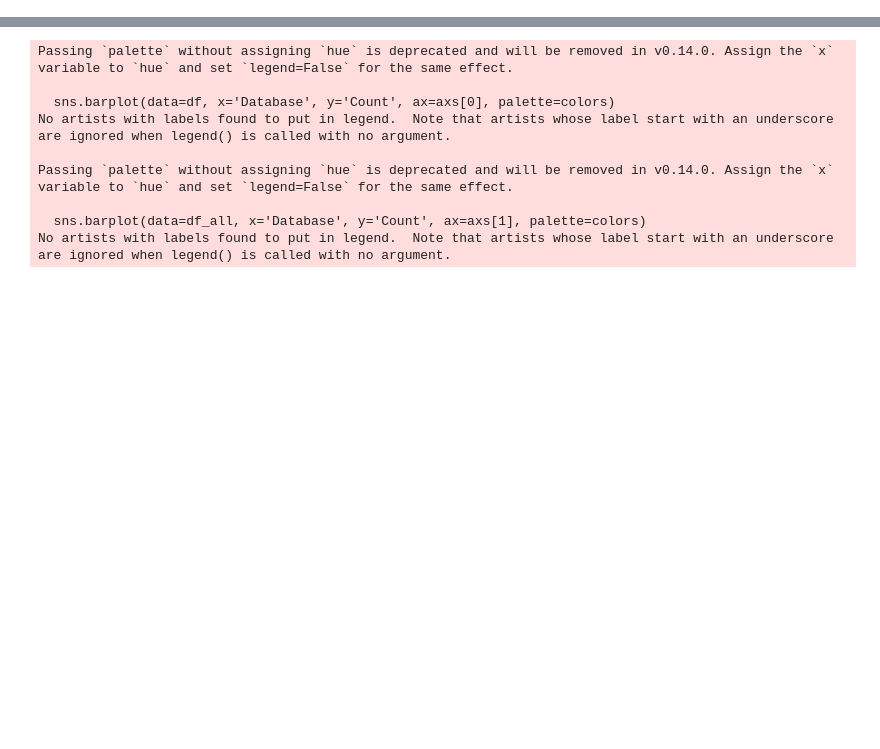
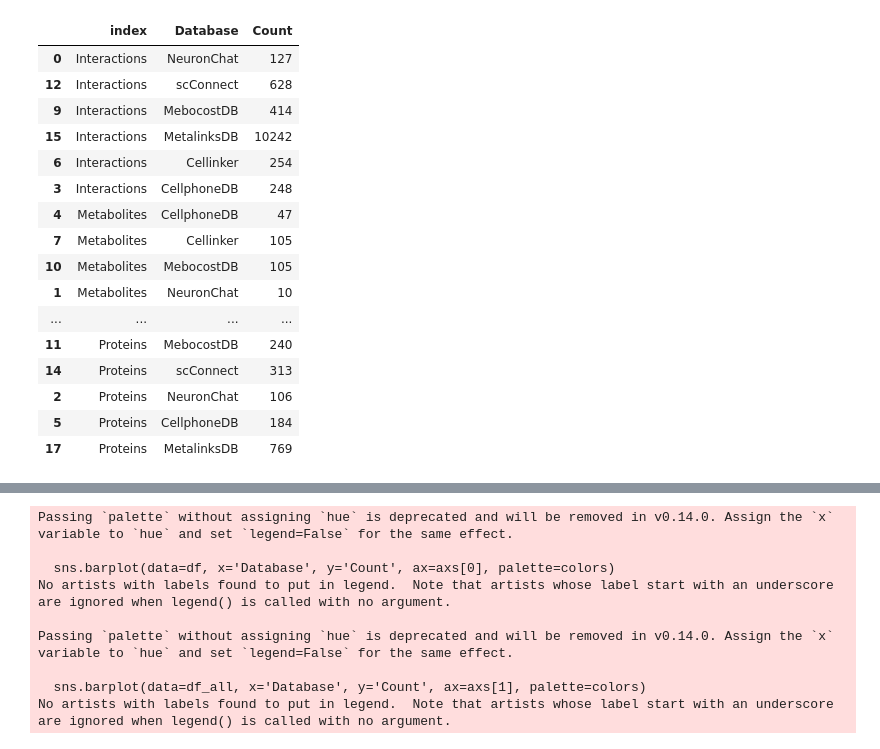
Before and after one commit to saezlab/MetalinksDB, a Jupyter notebook: nb/Figure_2.ipynb, the cells around one changed output, grey strips where cells are left out. Saved outputs shown, nothing was run; the diff lists cells and outputs as text; code cells hidden in the pictures; blank space fills up the shorter version.

```diff
--- a/nb/Figure_2.ipynb
+++ b/nb/Figure_2.ipynb
@@ -153,6 +176,26 @@ hm = prepro_hm(matrix[2])
 # %%
 PD_metabolites.append(['HMDB0000068', 'HMDB0000216', 'HMDB0000073', 'HMDB0000895','HMDB0000259', 'HMDB0000148', 'HMDB0000112', 'HMDB0000123' ])
 PD_metabolites = [PD_metabolites[i] for i in [0,1,2,4,3]]
+# %%
+df
+# %% [output]
+|  | index | Database | Count |
+| 0 | Interactions | NeuronChat | 127 |
+| 12 | Interactions | scConnect | 628 |
+| 9 | Interactions | MebocostDB | 414 |
+| 15 | Interactions | MetalinksDB | 10242 |
+| 6 | Interactions | Cellinker | 254 |
+| 3 | Interactions | CellphoneDB | 248 |
+| 4 | Metabolites | CellphoneDB | 47 |
+| 7 | Metabolites | Cellinker | 105 |
+| 10 | Metabolites | MebocostDB | 105 |
+| 1 | Metabolites | NeuronChat | 10 |
+| ... | ... | ... | ... |
+| 11 | Proteins | MebocostDB | 240 |
+| 14 | Proteins | scConnect | 313 |
+| 2 | Proteins | NeuronChat | 106 |
+| 5 | Proteins | CellphoneDB | 184 |
+| 17 | Proteins | MetalinksDB | 769 |
 # %%
 def get_jaccard(hmdb_ids):
     matrix_size = len(hmdb_ids)
```
Also changed, not shown: parts of 20 cells of this notebook, 15 other files.
